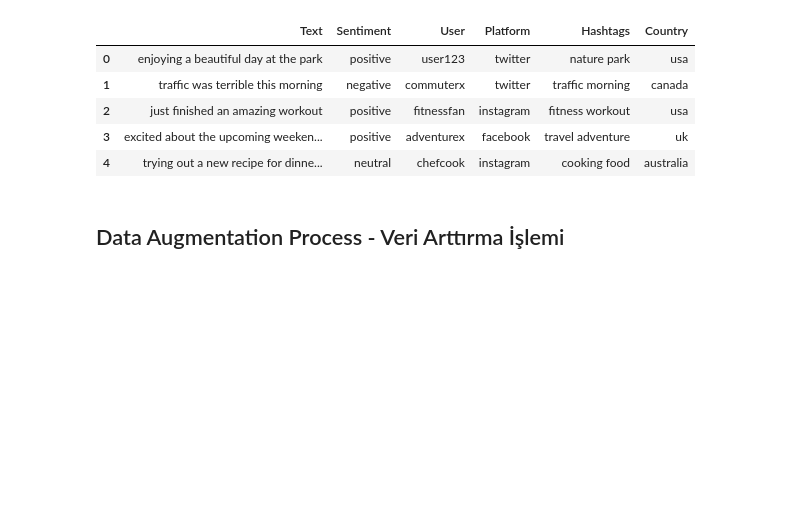
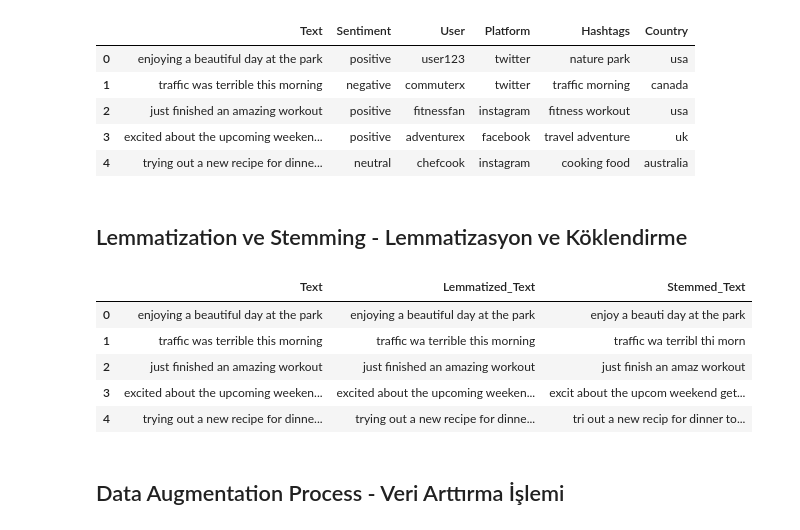
Before and after one commit to ilay-dncblk/DeusAICommonRepo, a Jupyter notebook: SenaVeAzizProje/SocialMediaSentimentsAnalysisDataset.ipynb, the cells around one changed output. Cells and saved outputs as stored; diff of their text form; code cells hidden in the pictures; blank space fills up the shorter version.

```diff
--- a/SenaVeAzizProje/SocialMediaSentimentsAnalysisDataset.ipynb
+++ b/SenaVeAzizProje/SocialMediaSentimentsAnalysisDataset.ipynb
@@ -73,3 +74,5 @@ dataFrame.head()
 | 2 | just finished an amazing workout | positive | fitnessfan | instagram | fitness workout | usa |
 | 3 | excited about the upcoming weeken... | positive | adventurex | facebook | travel adventure | uk |
 | 4 | trying out a new recipe for dinne... | neutral | chefcook | instagram | cooking food | australia |
+# %% [markdown]
+## Lemmatization ve Stemming - Lemmatizasyon ve Köklendirme
@@ -76,3 +86,27 @@ dataFrame.head()
+# %%
+# Lemmatization kelimenin dil bilgisel olarak doğru kök formuna indirgenmesine yarar
+def lemmatize_text(text):
+    tokens = word_tokenize(text)
+    lemmatized = [lemmatizer.lemmatize(token) for token in tokens]
+    return ' '.join(lemmatized)
+
+# Stemming kelimeyi köküne indirmeye yarar
+def stem_text(text):
+    tokens = word_tokenize(text)
+    stemmed = [stemmer.stem(token) for token in tokens]
+    return ' '.join(stemmed)
+
+dataFrame["Lemmatized_Text"] = dataFrame["Text"].apply(lemmatize_text)
+dataFrame["Stemmed_Text"] = dataFrame["Text"].apply(stem_text)
+
+dataFrame[["Text","Lemmatized_Text","Stemmed_Text"]].head()
+# %% [output]
+|  | Text | Lemmatized_Text | Stemmed_Text |
+| 0 | enjoying a beautiful day at the park | enjoying a beautiful day at the park | enjoy a beauti day at the park |
+| 1 | traffic was terrible this morning | traffic wa terrible this morning | traffic wa terribl thi morn |
+| 2 | just finished an amazing workout | just finished an amazing workout | just finish an amaz workout |
+| 3 | excited about the upcoming weeken... | excited about the upcoming weeken... | excit about the upcom weekend get... |
+| 4 | trying out a new recipe for dinne... | trying out a new recipe for dinne... | tri out a new recip for dinner to... |
 # %% [markdown]
 ## Data Augmentation Process - Veri Arttırma İşlemi
 # %%
```
Also changed, not shown: parts of 8 cells of this notebook.
